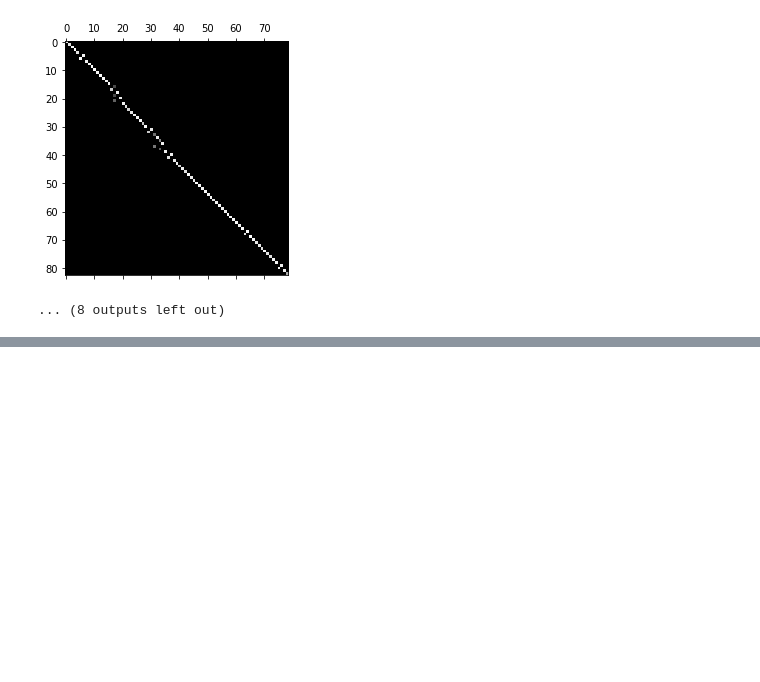
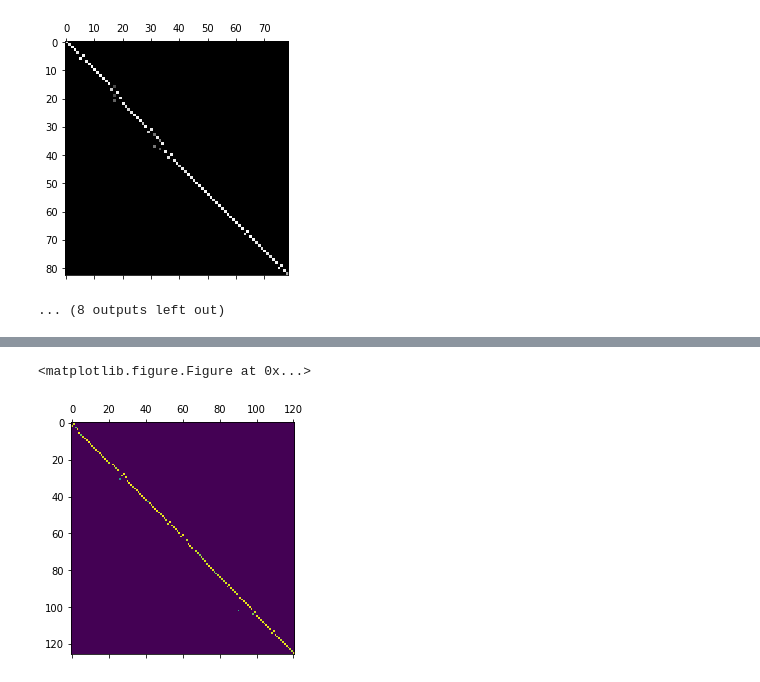
Before and after one commit to jr0th/segmentation, a Jupyter notebook: code/analysis/test_metrics.ipynb, the cells around one changed output, grey strips where cells are left out. Drawn from its saved outputs; the diff is of its cells as text; code cells hidden in the pictures; blank space fills up the shorter version.

```diff
--- a/code/analysis/test_metrics.ipynb
+++ b/code/analysis/test_metrics.ipynb
@@ -22,7 +25,10 @@ debug = True
 def probmap_to_pred(probmap):
     pred = np.zeros((probmap.shape[0], probmap.shape[1]), np.uint8)
 
-    argmax = np.argmax(probmap * [1, 1, 100], 2)
+    # we need to boost the boundary class to make it more visible
+    # this shrinks the cells a little bit but avoids undersegmentation
+    boundary_boost_factor = 100
+    argmax = np.argmax(probmap * [1, 1, boundary_boost_factor], 2)
 
     pred[argmax == 0] = 0 # background
     pred[argmax == 1] = 1 # cell
@@ -198,0 +193,73 @@ print(IoUs)
+# %%
+# calculate splits and merges
+for i in range(len(all_gt_files)):
+
+    # get filename
+    gt_filename = all_gt_files[i]
+    filename = os.path.splitext(gt_filename)[0]
+
+    mat = np.load(data_dir + 'mat/' + filename + '.npy')
+
+    nb_nuc_gt = mat.shape[0]
+    nb_nuc_pred = mat.shape[1]
+
+    if debug:
+        print('# nuclei gt', nb_nuc_gt)
+        print('# nuclei pred', nb_nuc_pred)
+
+    # only allow assignments if IoU is at least 0.5
+    detection_map = (mat > 0.5)
+    detection_map_gt = np.sum(detection_map, 1)
+    detection_map_pred = np.sum(detection_map, 0)
+
+    detection_rate = mat * detection_map
+
+    nb_matches = np.sum(detection_map)
+
+    if debug:
+        print('# matches', nb_matches)
+
+    nb_overdetection = nb_nuc_pred - nb_matches
+    nb_underdetection = nb_nuc_gt - nb_matches
+
+    if debug:
+        print('# overdetections', nb_overdetection)
+        print('# underdetections', nb_underdetection)
+
+    mean_IoU_gt = np.mean(np.sum(detection_rate, axis = 1))
+
+    if debug:
+        print('# mean IoU of gt nuclei', mean_IoU_gt)
+
+    plt.figure(figsize=(10,10))
+    plt.matshow(detection_rate)
+    plt.show()
+
+    # visualize error zones
+    # load segmentations
+    seg_pred = skimage.io.imread(data_dir + 'seg_pred/' + filename + '.png')
+    seg_gt = skimage.io.imread(data_dir + 'seg_gt/' + filename + '.png')
+
+
+    error_gt = np.nonzero(detection_map_gt == 0)[0] + 1
+    error_pred = np.nonzero(detection_map_pred == 0)[0] + 1
+    print(error_gt)
+    print(error_pred)
+    error_img = np.zeros((seg_pred.shape[0], seg_pred.shape[1], 3))
+
+    for error_nuc_gt_id in error_gt:
+        error_img[seg_gt == error_nuc_gt_id, 0] = 100
+    for error_nuc_pred_id in error_pred:
+        error_img[seg_pred == error_nuc_pred_id, 1] = 100
+
+    figure, axes = plt.subplots(ncols=3, nrows=1, figsize=(30, 10))
+    axes[0].imshow(seg_pred)
+    axes[0].set_title('prediction')
+    axes[1].imshow(seg_gt)
+    axes[1].set_title('ground truth')
+    axes[2].imshow(error_img)
+    axes[2].set_title('errors')
+    plt.show()
+
+    print(error_gt)
+# %% [output]
@@ -198,0 +272,2 @@ print(IoUs)
+<matplotlib.figure.Figure at 0x...>
+[figure, added]
```
Also changed, not shown: parts of 7 cells of this notebook, 2 other files.
